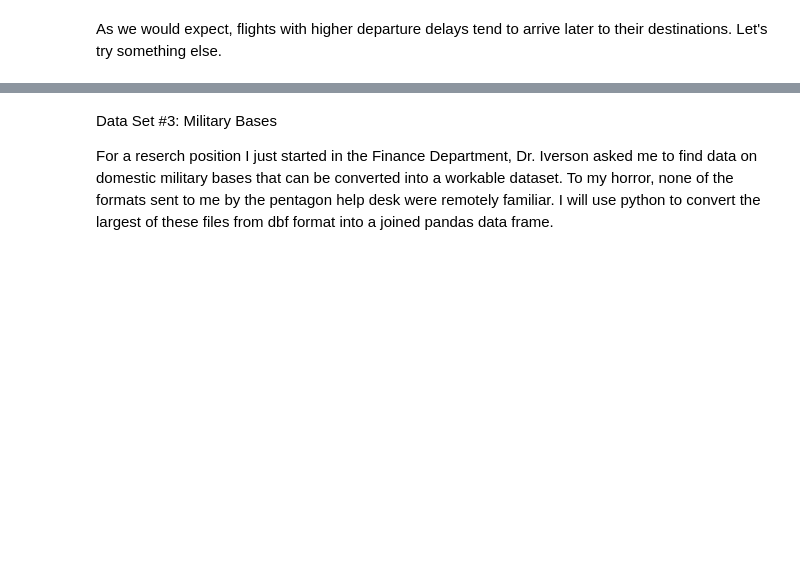
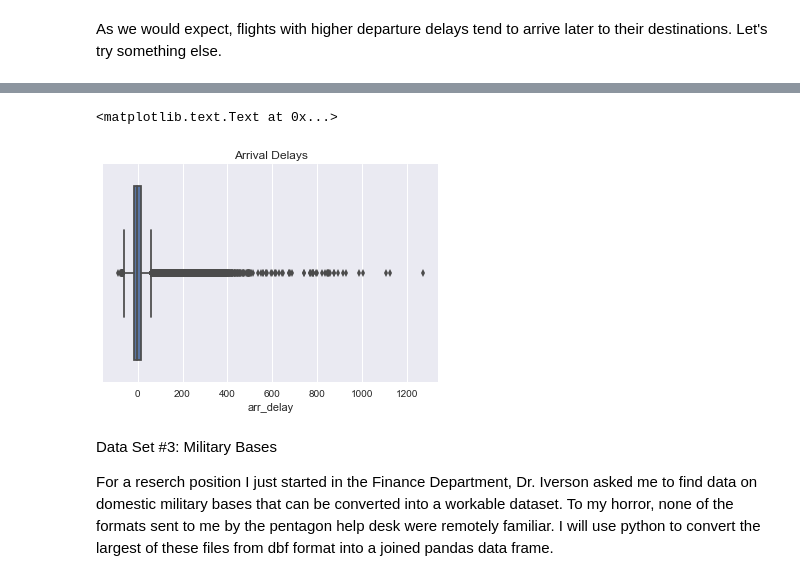
Before and after one commit to broad32/byu_econ_applied_machine_learning, a Jupyter notebook: homeworks/Homework_1.ipynb, the cells around one changed output, grey strips where cells are left out. Saved outputs shown, nothing was run; the diff lists cells and outputs as text; code cells hidden in the pictures; blank space fills up the shorter version.

```diff
--- a/homeworks/Homework_1.ipynb
+++ b/homeworks/Homework_1.ipynb
@@ -303,3 +312,9 @@ Here we can observe that flights that spend a longer time in the air have lower
+# %%
+sns.boxplot(air.arr_delay)
+plt.title('Arrival Delays')
+# %% [output]
+<matplotlib.text.Text at 0x...>
+[figure, added]
 # %% [markdown]
 Data Set #3: Military Bases
 
```
Also changed, not shown: parts of 19 cells of this notebook.
